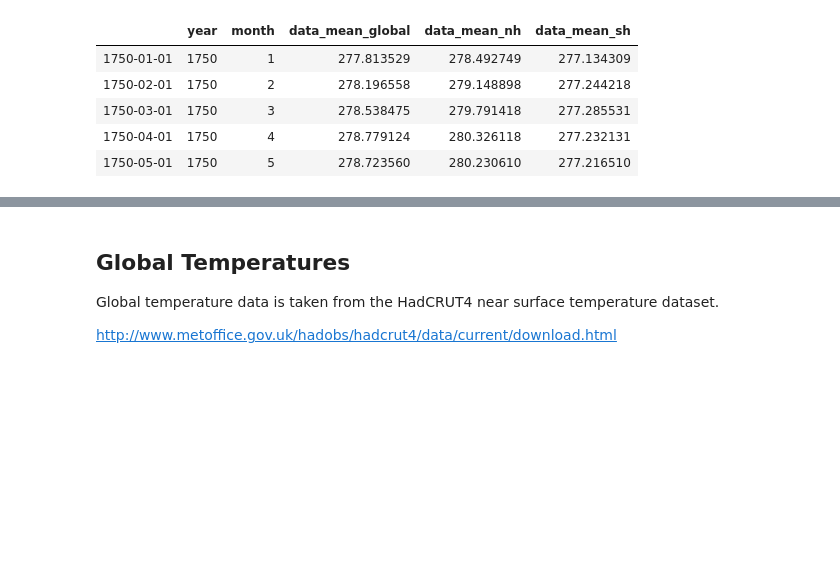
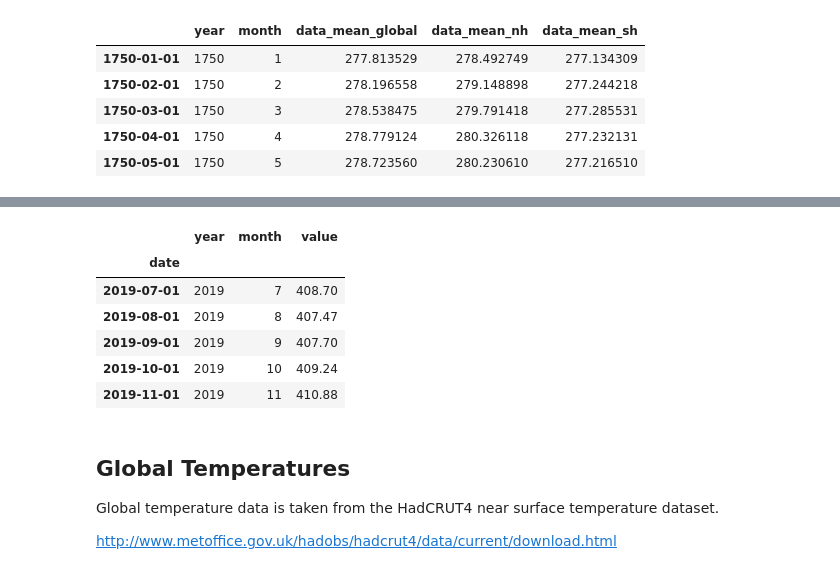
Before and after one commit to openclimatedata/climate-spirals, a Jupyter notebook: data/Climate Spirals Data.ipynb, the cells around one changed output, grey strips where cells are left out. Drawn from its saved outputs; the diff is of its cells as text; code cells hidden in the pictures; blank space fills up the shorter version.

```diff
--- a/data/Climate Spirals Data.ipynb
+++ b/data/Climate Spirals Data.ipynb
@@ -118,6 +116,16 @@ combined.index.name = "date"
 combined["day"] = 15
 combined = combined[["year", "month", "value"]]
 combined.to_csv("../public/concentrations.csv", index=False)
+# %%
+combined.tail()
+# %% [output]
+|  | year | month | value |
+| date |  |  |  |
+| 2019-07-01 | 2019 | 7 | 408.70 |
+| 2019-08-01 | 2019 | 8 | 407.47 |
+| 2019-09-01 | 2019 | 9 | 407.70 |
+| 2019-10-01 | 2019 | 10 | 409.24 |
+| 2019-11-01 | 2019 | 11 | 410.88 |
 # %% [markdown]
 ## Global Temperatures
 
```
Also changed, not shown: parts of 11 cells of this notebook, 2 other files.
